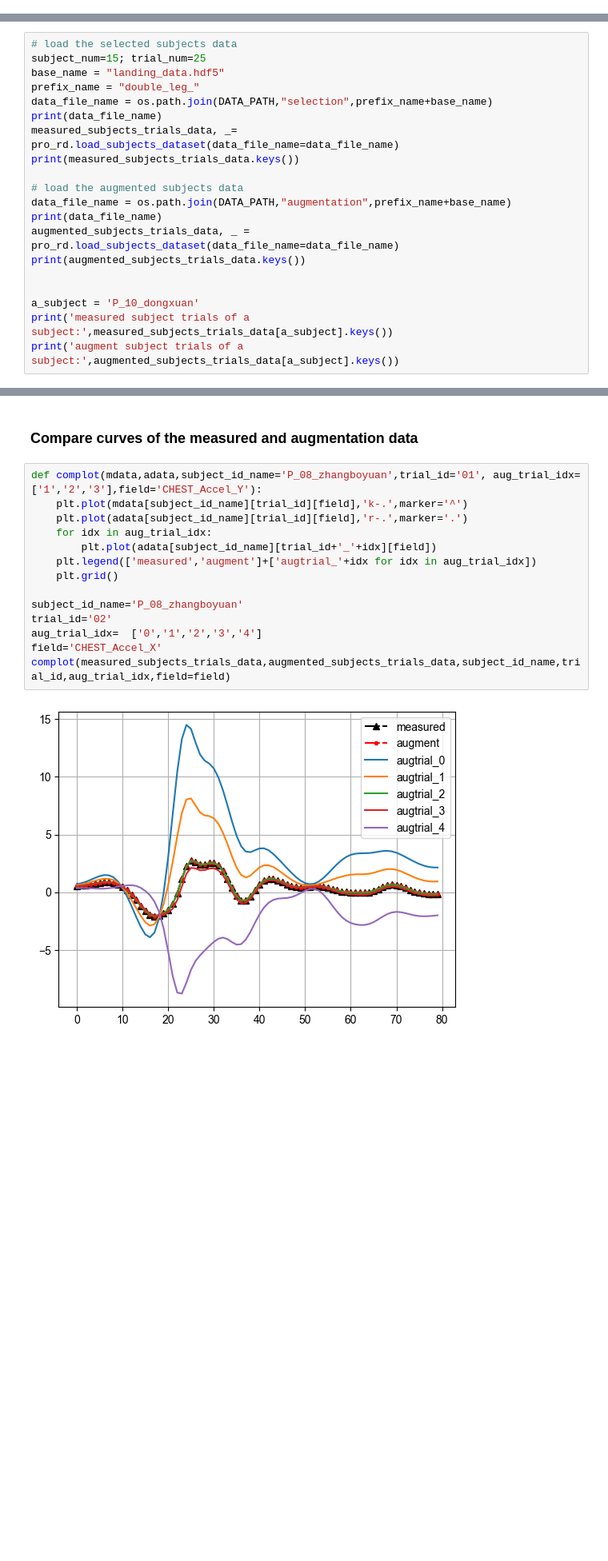
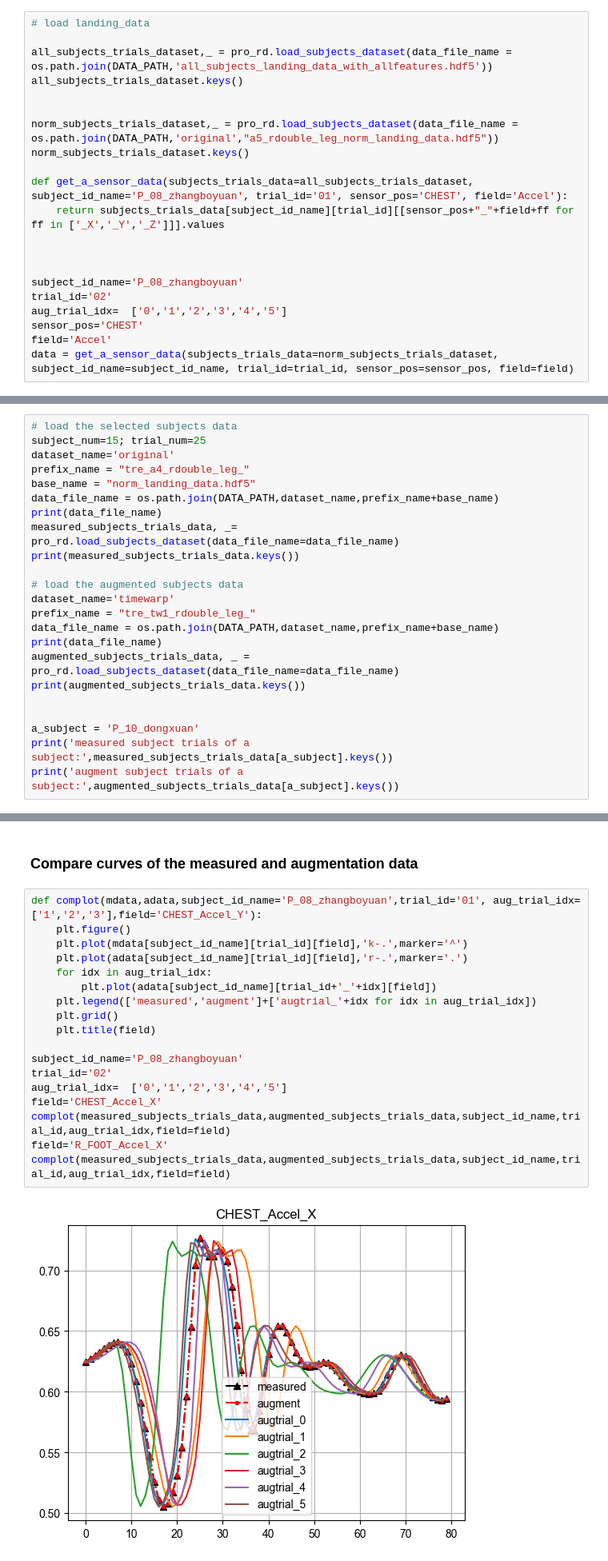
Before and after one commit to sunzhon/transfer_learning_for_droplanding, a Jupyter notebook: jupyter-lab/training_data_analysis.ipynb, the cells around one changed output, grey strips where cells are left out. Shown at 80% size. Drawn from its saved outputs; the diff is of its cells as text; blank space fills up the shorter version.

```diff
--- a/jupyter-lab/training_data_analysis.ipynb
+++ b/jupyter-lab/training_data_analysis.ipynb
@@ -146,3 +149,24 @@ plt.plot(ss['P_14_hunan']['04']['R_KNEE_MOMENT_X'],'r')
+# %%
+# load landing_data
+
+all_subjects_trials_dataset,_ = pro_rd.load_subjects_dataset(data_file_name = os.path.join(DATA_PATH,'all_subjects_landing_data_with_allfeatures.hdf5'))
+all_subjects_trials_dataset.keys()
+
+
+norm_subjects_trials_dataset,_ = pro_rd.load_subjects_dataset(data_file_name = os.path.join(DATA_PATH,'original',"a5_rdouble_leg_norm_landing_data.hdf5"))
+norm_subjects_trials_dataset.keys()
+
+def get_a_sensor_data(subjects_trials_data=all_subjects_trials_dataset, subject_id_name='P_08_zhangboyuan', trial_id='01', sensor_pos='CHEST', field='Accel'):
+    return subjects_trials_data[subject_id_name][trial_id][[sensor_pos+"_"+field+ff for ff in ['_X','_Y','_Z']]].values
+
+
+
+subject_id_name='P_08_zhangboyuan'
+trial_id='02'
+aug_trial_idx=  ['0','1','2','3','4','5']
+sensor_pos='CHEST'
+field='Accel'
+data = get_a_sensor_data(subjects_trials_data=norm_subjects_trials_dataset, subject_id_name=subject_id_name, trial_id=trial_id, sensor_pos=sensor_pos, field=field)
 # %%
 import numpy as np
 from scipy import signal
@@ -196,15 +207,18 @@ plt.plot(scaled_data[:,0],'b')
 # %%
 # load the selected subjects data
 subject_num=15; trial_num=25
-base_name = "landing_data.hdf5"
-prefix_name = "double_leg_"
-data_file_name = os.path.join(DATA_PATH,"selection",prefix_name+base_name)
+dataset_name='original'
+prefix_name = "tre_a4_rdouble_leg_"
+base_name = "norm_landing_data.hdf5"
+data_file_name = os.path.join(DATA_PATH,dataset_name,prefix_name+base_name)
 print(data_file_name)
 measured_subjects_trials_data, _= pro_rd.load_subjects_dataset(data_file_name=data_file_name)
 print(measured_subjects_trials_data.keys())
 
 # load the augmented subjects data
-data_file_name = os.path.join(DATA_PATH,"augmentation",prefix_name+base_name)
+dataset_name='timewarp'
+prefix_name = "tre_tw1_rdouble_leg_"
+data_file_name = os.path.join(DATA_PATH,dataset_name,prefix_name+base_name)
 print(data_file_name)
 augmented_subjects_trials_data, _ = pro_rd.load_subjects_dataset(data_file_name=data_file_name)
 print(augmented_subjects_trials_data.keys())
@@ -224,17 +238,21 @@ augment subject trials of a subject: dict_keys(['02', '02_0', '02_1', '02_2', '0
 ### Compare curves of the measured and augmentation data
 # %%
 def complot(mdata,adata,subject_id_name='P_08_zhangboyuan',trial_id='01', aug_trial_idx=['1','2','3'],field='CHEST_Accel_Y'):
+    plt.figure()
     plt.plot(mdata[subject_id_name][trial_id][field],'k-.',marker='^')
     plt.plot(adata[subject_id_name][trial_id][field],'r-.',marker='.')
     for idx in aug_trial_idx:
         plt.plot(adata[subject_id_name][trial_id+'_'+idx][field])
     plt.legend(['measured','augment']+['augtrial_'+idx for idx in aug_trial_idx])
     plt.grid()
+    plt.title(field)
 
 subject_id_name='P_08_zhangboyuan'
 trial_id='02'
-aug_trial_idx=  ['0','1','2','3','4']
+aug_trial_idx=  ['0','1','2','3','4','5']
 field='CHEST_Accel_X'
 complot(measured_subjects_trials_data,augmented_subjects_trials_data,subject_id_name,trial_id,aug_trial_idx,field=field)
+field='R_FOOT_Accel_X'
+complot(measured_subjects_trials_data,augmented_subjects_trials_data,subject_id_name,trial_id,aug_trial_idx,field=field)
 # %% [output]
-[figure, old version]
+[figure, new version]
```
Also changed, not shown: parts of 10 cells of this notebook, 7 other files.
